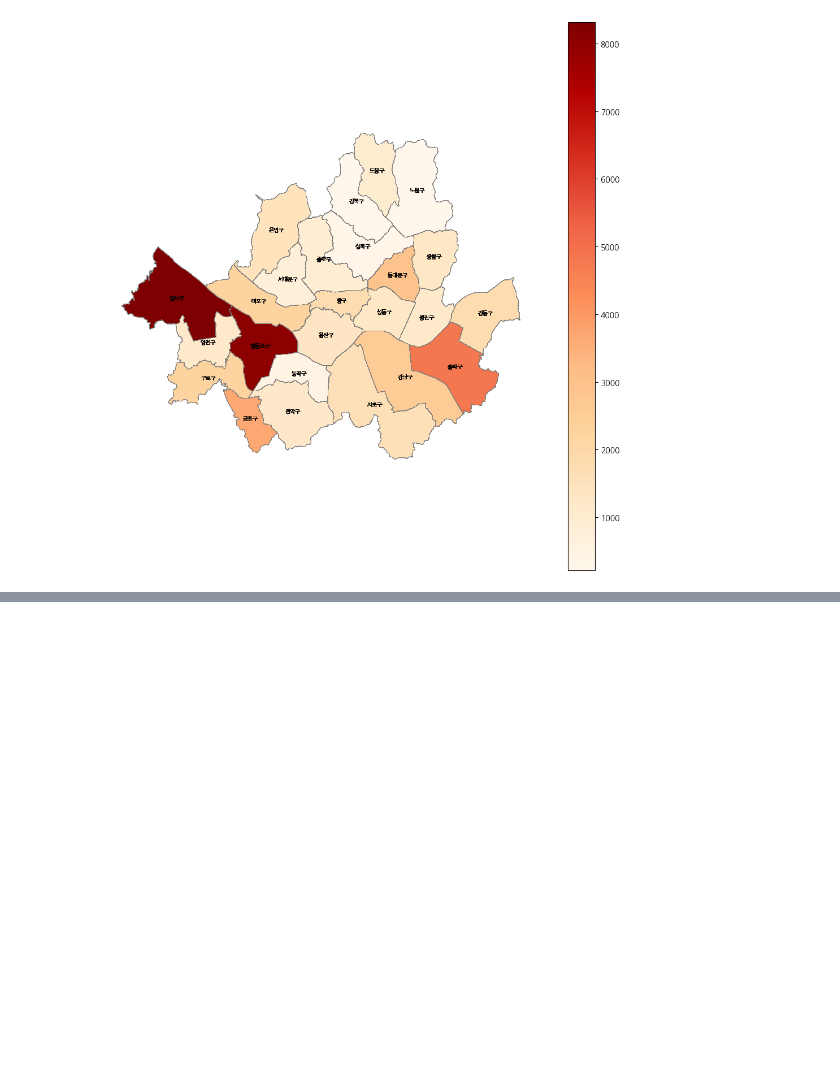
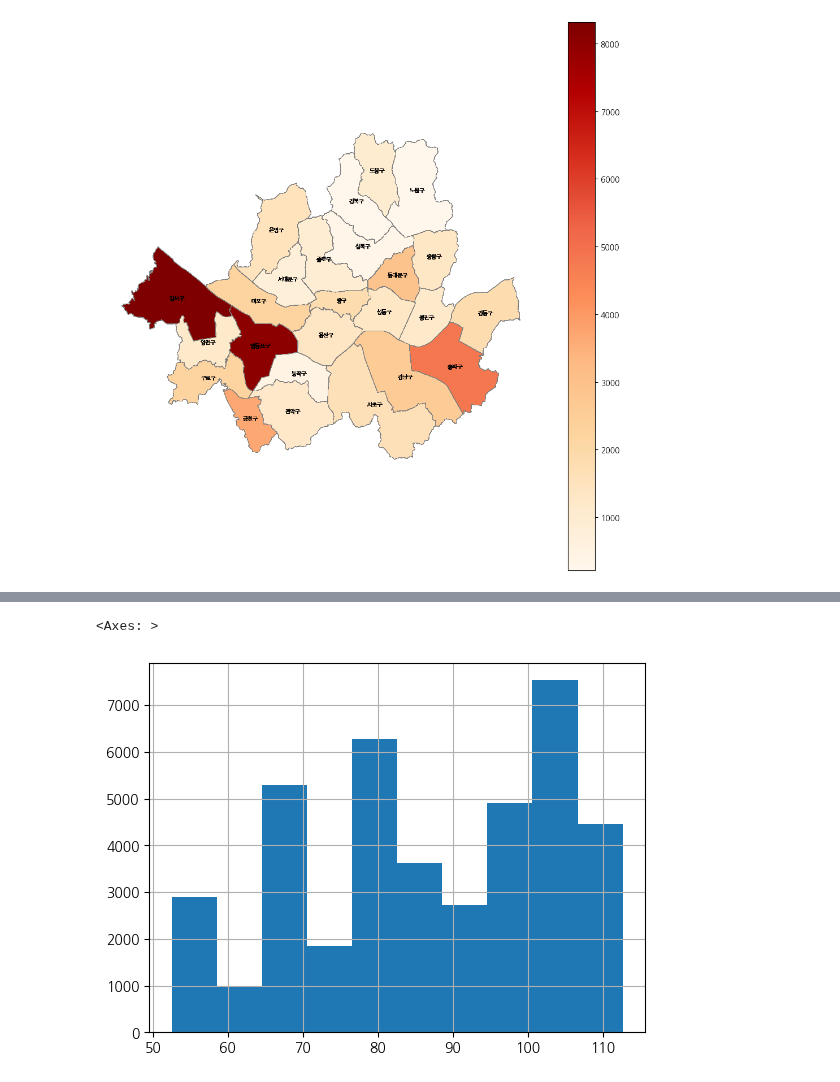
Before and after one commit to skqkrl/SDC_project, a Jupyter notebook: yena2.ipynb, the cells around one changed output, grey strips where cells are left out. Cells and saved outputs as stored; diff of their text form; code cells hidden in the pictures; blank space fills up the shorter version.

```diff
--- a/yena2.ipynb
+++ b/yena2.ipynb
@@ -823,0 +899,3 @@ plt.show()
+# %%
+officetel_sale_df['평균매매가'] = officetel_sale_df.groupby('구')['거래금액(만원)'].transform('mean')
+officetel_sale_df
@@ -823,0 +916,4 @@ plt.show()
+# %%
+# 구별 평균 매매가 계산
+sale_avg_by_gu = officetel_sale_df.groupby('구')['거래금액(만원)'].mean().reset_index(name='평균매매가')
+sale_avg_by_gu
@@ -823,0 +938,5 @@ plt.show()
+# %%
+officetel_df = officetel_df.merge(sale_avg_by_gu, on='구', how='left')
+# %%
+officetel_df['전세가율'] = officetel_df['평균전세금'] / officetel_df['평균매매가'] * 100
+officetel_df
@@ -823,0 +969,5 @@ plt.show()
+# %%
+officetel_df['전세가율'].hist()
+# %% [output]
+<Axes: >
+[figure, added]
```
Also changed, not shown: parts of 17 cells of this notebook, 3 other files.
